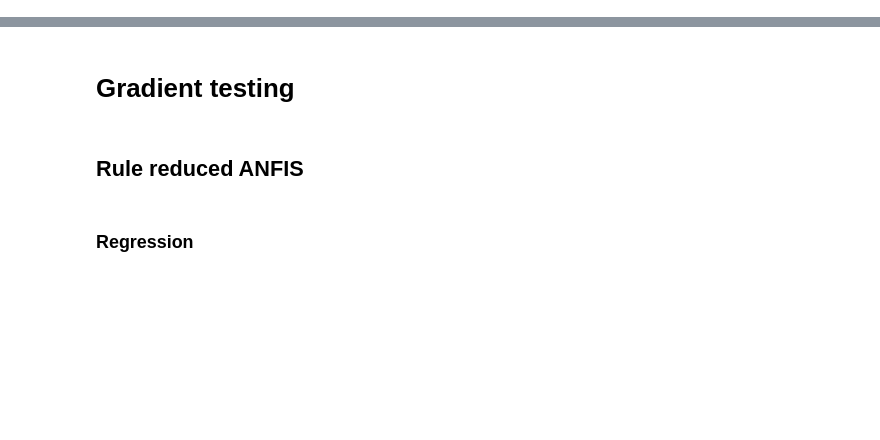
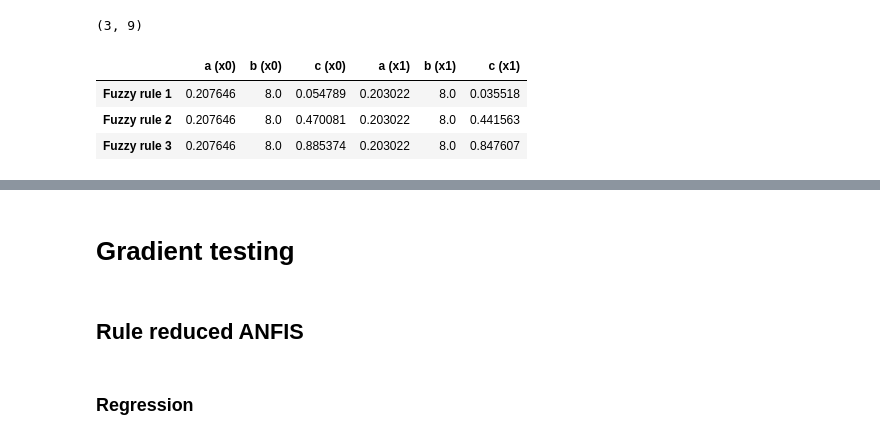
Before and after one commit to jsuarez2001/neuro-fuzzy-toolbox, a Jupyter notebook: test_notebooks/anfis.ipynb, the cells around one changed output, grey strips where cells are left out. Drawn from its saved outputs; the diff is of its cells as text; code cells hidden in the pictures; blank space fills up the shorter version.

```diff
--- a/test_notebooks/anfis.ipynb
+++ b/test_notebooks/anfis.ipynb
@@ -10,0 +134,11 @@ from neuro_fuzzy_toolbox import ANFIS
+# %%
+model.fuzzy_rules, model.rules
+# %% [output]
+(3, 9)
+# %%
+model.premises_structure
+# %% [output]
+|  | a (x0) | b (x0) | c (x0) | a (x1) | b (x1) | c (x1) |
+| Fuzzy rule 1 | 0.207646 | 8.0 | 0.054789 | 0.203022 | 8.0 | 0.035518 |
+| Fuzzy rule 2 | 0.207646 | 8.0 | 0.470081 | 0.203022 | 8.0 | 0.441563 |
+| Fuzzy rule 3 | 0.207646 | 8.0 | 0.885374 | 0.203022 | 8.0 | 0.847607 |
```
Also changed, not shown: parts of 150 cells of this notebook, 45 other files.
